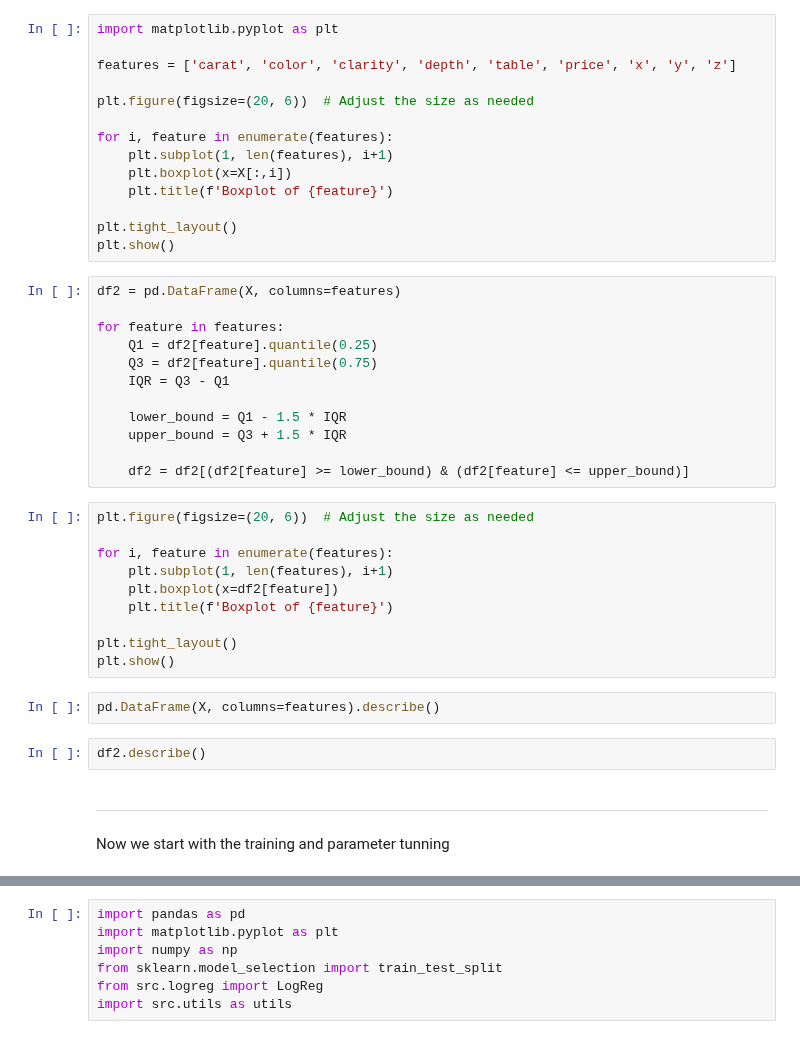
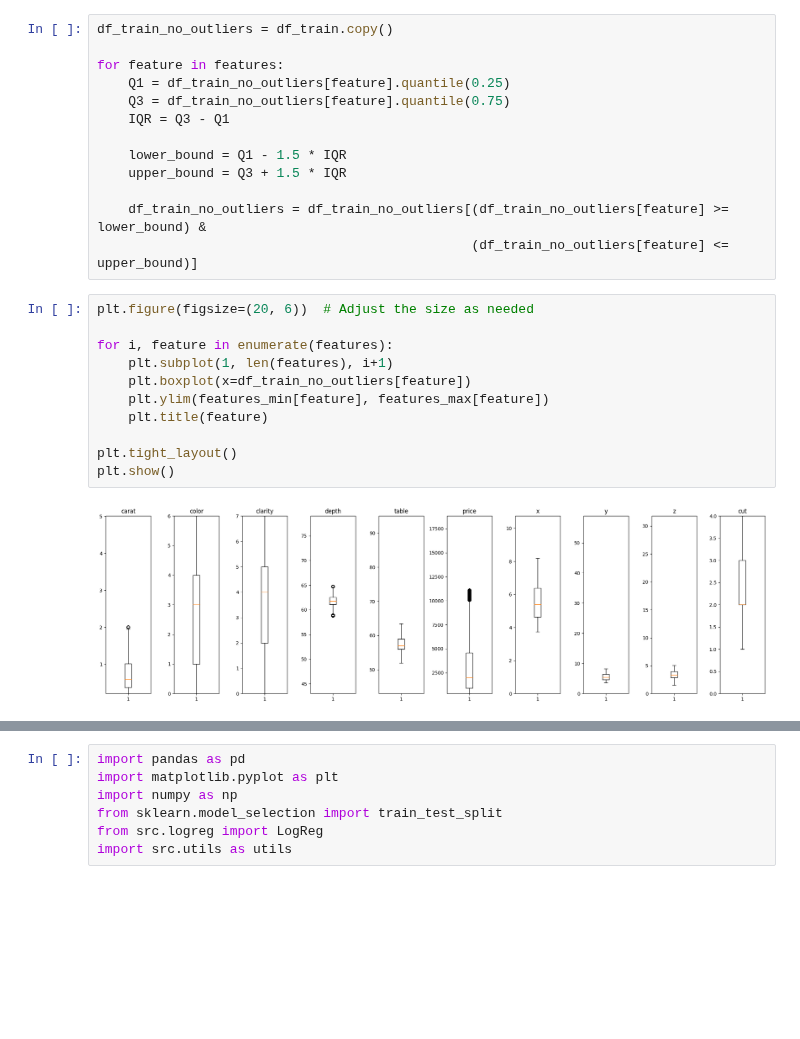
Before and after one commit to Pikurrot/ml-project-uab, a Jupyter notebook: analysis.ipynb, the cells around one changed output, grey strips where cells are left out. Cells and saved outputs as stored; diff of their text form; blank space fills up the shorter version.

```diff
--- a/analysis.ipynb
+++ b/analysis.ipynb
@@ -32,43 +74,26 @@ df.columns
+# %%
+df_train_no_outliers = df_train.copy()
+
+for feature in features:
+	Q1 = df_train_no_outliers[feature].quantile(0.25)
+	Q3 = df_train_no_outliers[feature].quantile(0.75)
+	IQR = Q3 - Q1
+
+	lower_bound = Q1 - 1.5 * IQR
+	upper_bound = Q3 + 1.5 * IQR
+
+	df_train_no_outliers = df_train_no_outliers[(df_train_no_outliers[feature] >= lower_bound) &
+												(df_train_no_outliers[feature] <= upper_bound)]
 # %%
-import matplotlib.pyplot as plt
-
-features = ['carat', 'color', 'clarity', 'depth', 'table', 'price', 'x', 'y', 'z']
-
 plt.figure(figsize=(20, 6))  # Adjust the size as needed
 
 for i, feature in enumerate(features):
     plt.subplot(1, len(features), i+1)
-    plt.boxplot(x=X[:,i])
-    plt.title(f'Boxplot of {feature}')
+    plt.boxplot(x=df_train_no_outliers[feature])
+    plt.ylim(features_min[feature], features_max[feature])
+    plt.title(feature)
 
 plt.tight_layout()
 plt.show()
+# %% [output]
+[figure, added]
-# %%
-df2 = pd.DataFrame(X, columns=features)
-
-for feature in features:
-	Q1 = df2[feature].quantile(0.25)
-	Q3 = df2[feature].quantile(0.75)
-	IQR = Q3 - Q1
-
-	lower_bound = Q1 - 1.5 * IQR
-	upper_bound = Q3 + 1.5 * IQR
-
-	df2 = df2[(df2[feature] >= lower_bound) & (df2[feature] <= upper_bound)]
-# %%
-plt.figure(figsize=(20, 6))  # Adjust the size as needed
-
-for i, feature in enumerate(features):
-    plt.subplot(1, len(features), i+1)
-    plt.boxplot(x=df2[feature])
-    plt.title(f'Boxplot of {feature}')
-
-plt.tight_layout()
-plt.show()
-# %%
-pd.DataFrame(X, columns=features).describe()
-# %%
-df2.describe()
-# %% [markdown]
----
-Now we start with the training and parameter tunning
```
Also changed, not shown: parts of 16 cells of this notebook.
